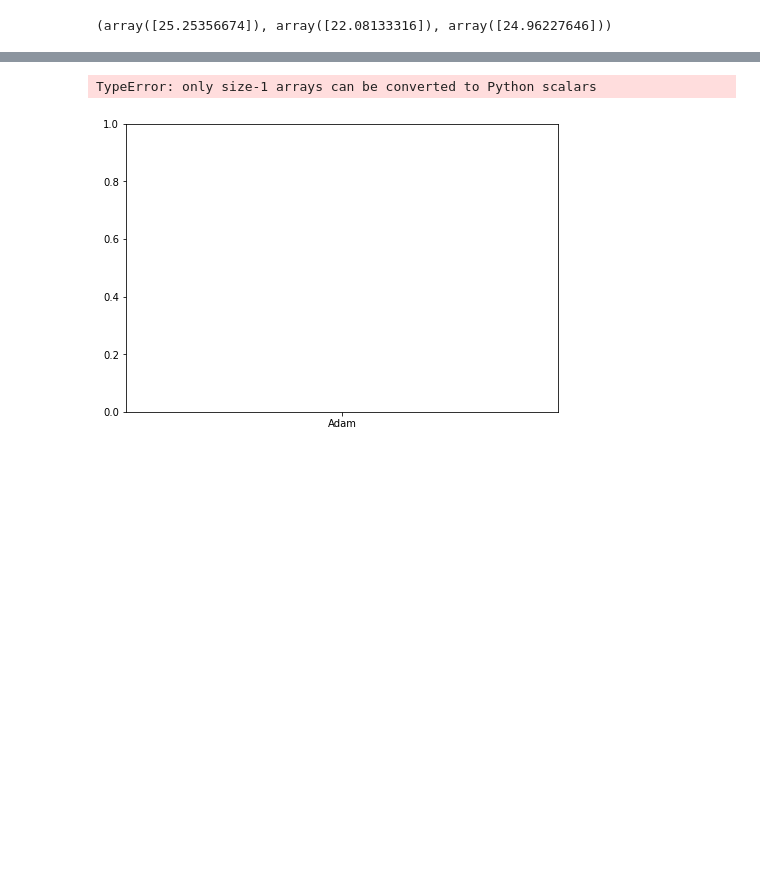
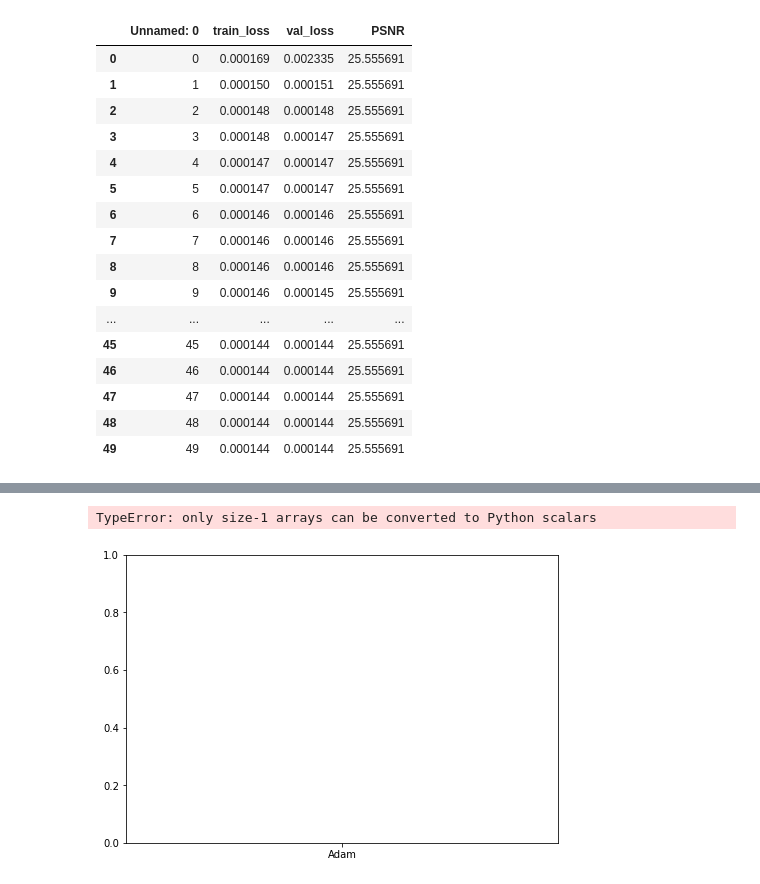
Before and after one commit to ldrame21/DL-project, a Jupyter notebook: Proj_287630_282604_288453/Miniproject_1/others/plot.ipynb, the cells around one changed output, grey strips where cells are left out. Drawn from its saved outputs; the diff is of its cells as text; code cells hidden in the pictures; blank space fills up the shorter version.

```diff
--- a/Proj_287630_282604_288453/Miniproject_1/others/plot.ipynb
+++ b/Proj_287630_282604_288453/Miniproject_1/others/plot.ipynb
@@ -6,6 +7,22 @@ adam =pd.read_csv('/Users/louis/Desktop/EPFL/MA2/Deep Learning/DL-project/data/A
 SGD =pd.read_csv('/Users/louis/Desktop/EPFL/MA2/Deep Learning/DL-project/data/SGD_E20_lr1e-2.csv')
 RMS =pd.read_csv('/Users/louis/Desktop/EPFL/MA2/Deep Learning/DL-project/data/RMS_E20_lr1e-2.csv')
-# %%
-adam.PSNR.unique(), SGD.PSNR.unique(), RMS.PSNR.unique()
-# %% [output]
-(array([25.25356674]), array([22.08133316]), array([24.96227646]))
+# %%
+adam
+# %% [output]
+|  | Unnamed: 0 | train_loss | val_loss | PSNR |
+| 0 | 0 | 0.000169 | 0.002335 | 25.555691 |
+| 1 | 1 | 0.000150 | 0.000151 | 25.555691 |
+| 2 | 2 | 0.000148 | 0.000148 | 25.555691 |
+| 3 | 3 | 0.000148 | 0.000147 | 25.555691 |
+| 4 | 4 | 0.000147 | 0.000147 | 25.555691 |
+| 5 | 5 | 0.000147 | 0.000147 | 25.555691 |
+| 6 | 6 | 0.000146 | 0.000146 | 25.555691 |
+| 7 | 7 | 0.000146 | 0.000146 | 25.555691 |
+| 8 | 8 | 0.000146 | 0.000146 | 25.555691 |
+| 9 | 9 | 0.000146 | 0.000145 | 25.555691 |
+| ... | ... | ... | ... | ... |
+| 45 | 45 | 0.000144 | 0.000144 | 25.555691 |
+| 46 | 46 | 0.000144 | 0.000144 | 25.555691 |
+| 47 | 47 | 0.000144 | 0.000144 | 25.555691 |
+| 48 | 48 | 0.000144 | 0.000144 | 25.555691 |
+| 49 | 49 | 0.000144 | 0.000144 | 25.555691 |
```
Also changed, not shown: parts of 3 cells of this notebook, 14 other files.
